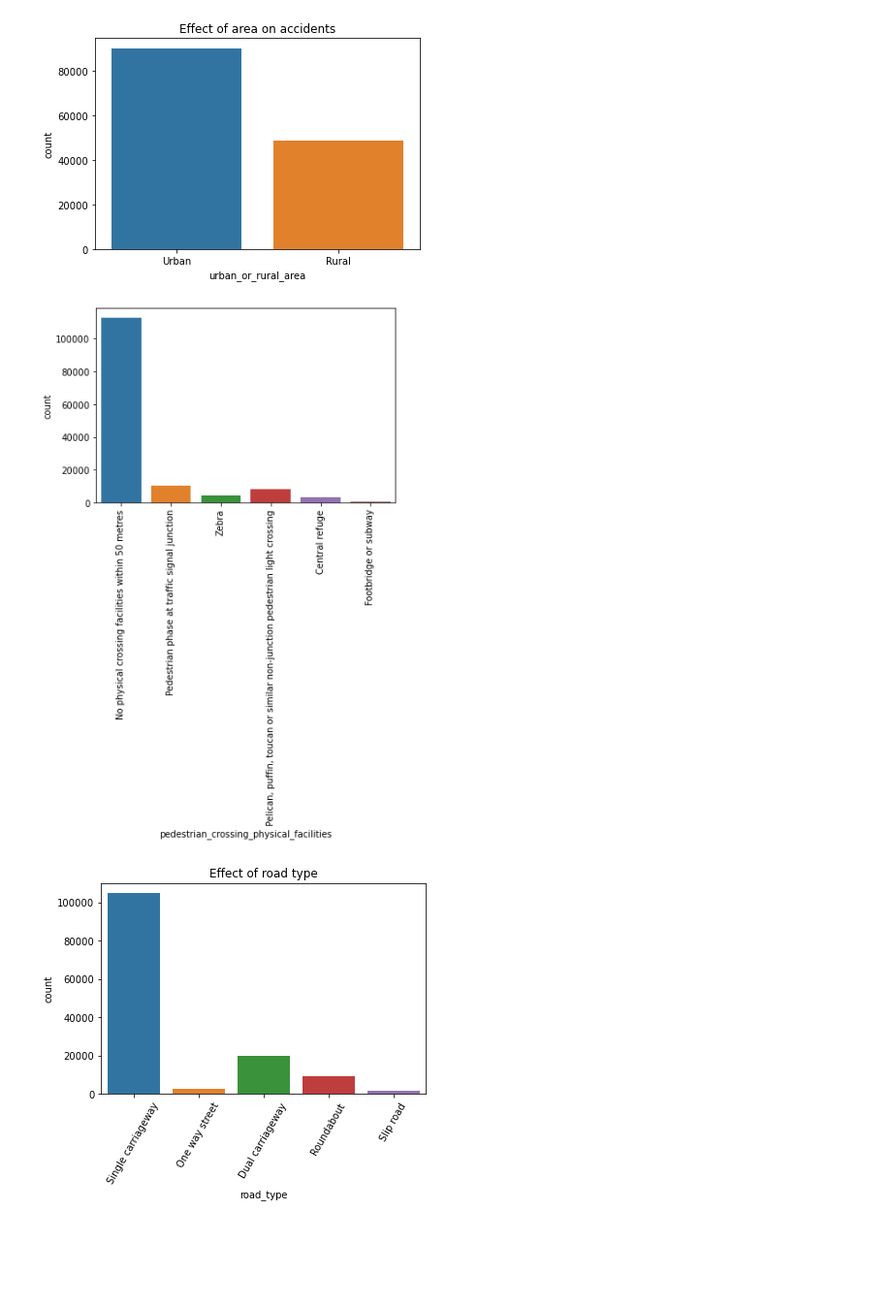
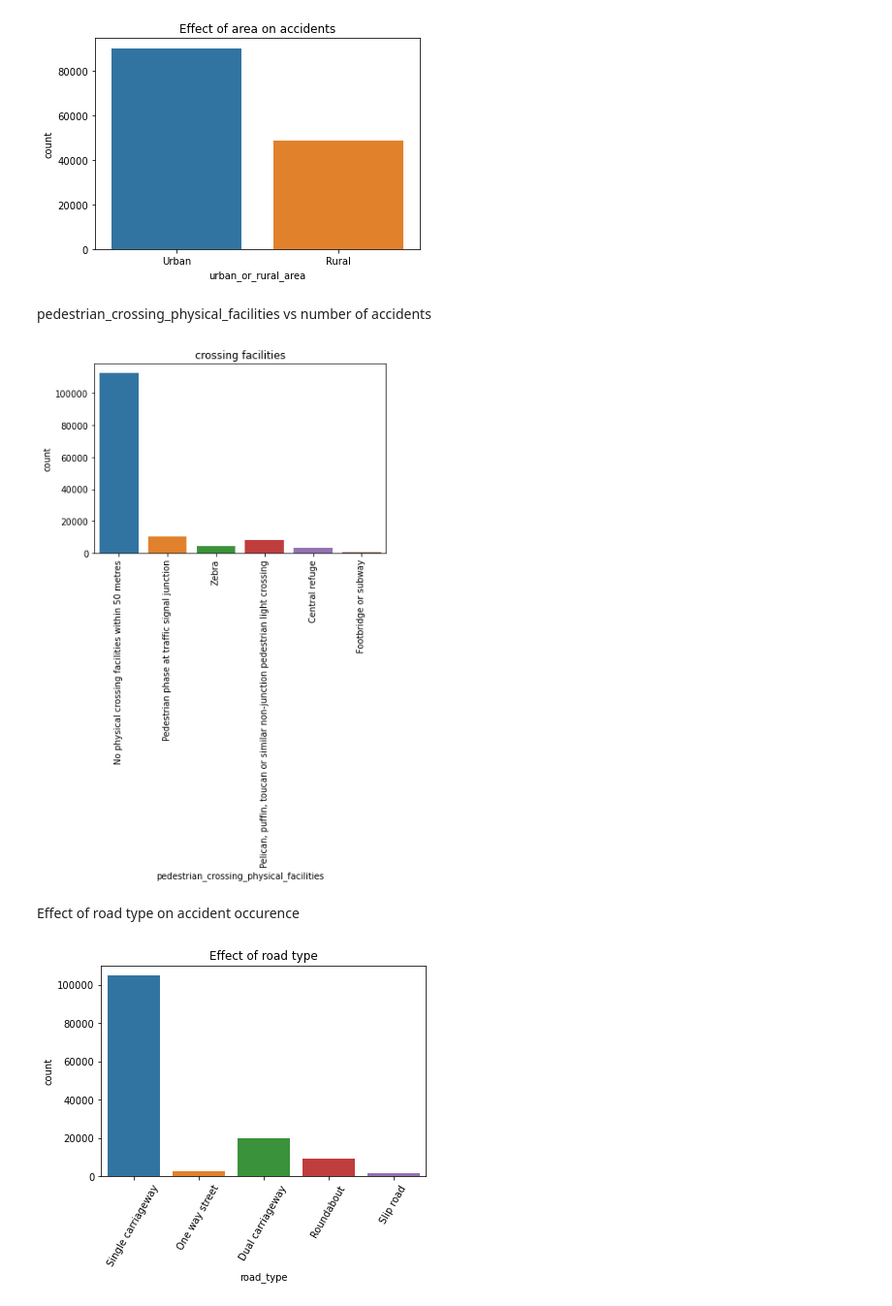
Before and after one commit to allaaamr/DataEngineering, a Jupyter notebook: main.ipynb, the cells around one changed output. Shown at 97% size. Cells and saved outputs as stored; diff of their text form; code cells hidden in the pictures; blank space fills up the shorter version.

```diff
--- a/main.ipynb
+++ b/main.ipynb
@@ -38,10 +32,15 @@ plt.title('Effect of area on accidents')
 plt.show()
 # %% [output]
 [figure]
+# %% [markdown]
+pedestrian_crossing_physical_facilities vs number of accidents
 # %%
 sns.countplot('pedestrian_crossing_physical_facilities', data =df )
+plt.title('crossing facilities')
 plt.xticks(rotation=90)
 plt.show()
 # %% [output]
-[figure, old version]
+[figure, new version]
+# %% [markdown]
+Effect of road type on accident occurence
 # %%
```
Also changed, not shown: parts of 62 cells of this notebook.
